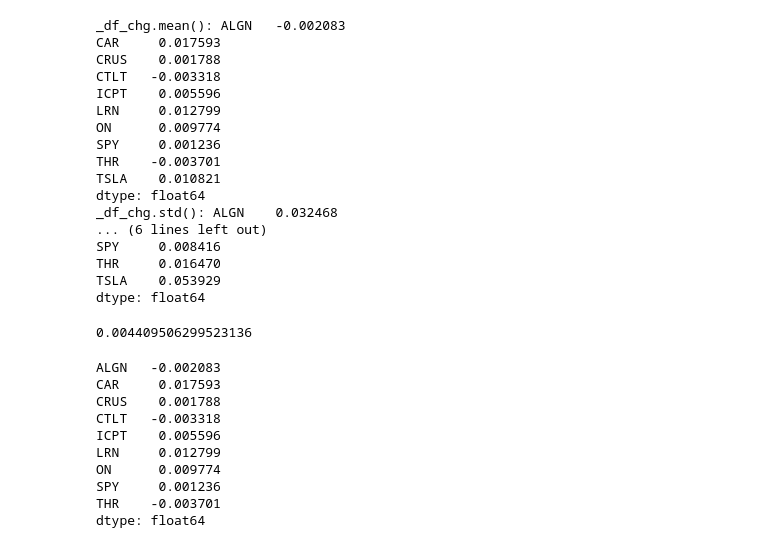
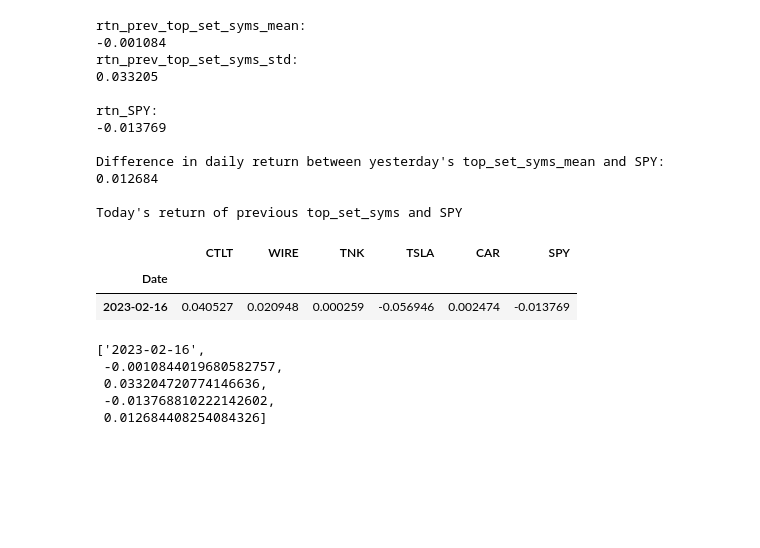
Before and after one commit to pympk/py379, a Jupyter notebook: yf_8.ipynb, the cells around one changed output. Saved outputs shown, nothing was run; the diff lists cells and outputs as text; code cells hidden in the pictures; blank space fills up the shorter version.

```diff
--- a/yf_8.ipynb
+++ b/yf_8.ipynb
@@ -104,0 +126,3 @@ _df
+# %%
+prev_top_set_syms = df["top_set_syms"].iloc[-2]
+prev_top_set_syms
@@ -205,38 +208,29 @@ DCP 2
-# %%
-
-_df_chg = _df.pct_change().tail(4)
-print(f'_df_chg.mean(): {_df_chg.mean()}')
-print(f'_df_chg.std(): {_df_chg.std()}')
-# %% [output]
-_df_chg.mean(): ALGN   -0.002083
-CAR     0.017593
-CRUS    0.001788
-CTLT   -0.003318
-ICPT    0.005596
-LRN     0.012799
-ON      0.009774
-SPY     0.001236
-THR    -0.003701
-TSLA    0.010821
-dtype: float64
-_df_chg.std(): ALGN    0.032468
-... (6 lines left out)
-SPY     0.008416
-THR     0.016470
-TSLA    0.053929
-dtype: float64
-# %%
-print(_df_chg.mean()[:-1].mean())
-_df_chg.mean()[:-1]
-# %% [output]
-0.004409506299523136
-ALGN   -0.002083
-CAR     0.017593
-CRUS    0.001788
-CTLT   -0.003318
-ICPT    0.005596
-LRN     0.012799
-ON      0.009774
-SPY     0.001236
-THR    -0.003701
-dtype: float64
+# %%
+# today's return from previous top_set_syms
+prev_top_set_syms_n_SPY = prev_top_set_syms + ['SPY']
+rtn_prev_top_set_syms = _df.pct_change().tail(1)[prev_top_set_syms_n_SPY]
+rtn_prev_top_set_syms_mean = rtn_prev_top_set_syms.mean(axis=1)[0]
+rtn_prev_top_set_syms_std = rtn_prev_top_set_syms.std(axis=1)[0]
+# print(f'rtn_prev_top_set_syms:\n{rtn_prev_top_set_syms}')
+print(f'rtn_prev_top_set_syms_mean:                                                {rtn_prev_top_set_syms_mean:>10.6f}')
+print(f'rtn_prev_top_set_syms_std:                                                 {rtn_prev_top_set_syms_std:>10.6f}\n')
+
+rtn_SPY = _df.pct_change().tail(1)['SPY'][0]  # [0] changes pd.Series to a value
+rtn_dif = rtn_prev_top_set_syms_mean - rtn_SPY
+print(f'rtn_SPY:                                                                   {rtn_SPY:>10.6f}\n')
+print(f"Difference in daily return between yesterday's top_set_syms_mean and SPY:  {rtn_dif:>10.6f}")
+
+print("\nToday's return of previous top_set_syms and SPY")
+rtn_prev_top_set_syms
+# %% [output]
+rtn_prev_top_set_syms_mean:                                                 -0.001084
+rtn_prev_top_set_syms_std:                                                   0.033205
+
+rtn_SPY:                                                                    -0.013769
+
+Difference in daily return between yesterday's top_set_syms_mean and SPY:    0.012684
+
+Today's return of previous top_set_syms and SPY
+|  | CTLT | WIRE | TNK | TSLA | CAR | SPY |
+| Date |  |  |  |  |  |  |
+| 2023-02-16 | 0.040527 | 0.020948 | 0.000259 | -0.056946 | 0.002474 | -0.013769 |
@@ -242,0 +245,9 @@ dtype: float64
+# %%
+# my_cols
+row_add
+# %% [output]
+['2023-02-16',
+ -0.0010844019680582757,
+ 0.033204720774146636,
+ -0.013768810222142602,
+ 0.012684408254084326]
```
Also changed, not shown: parts of 19 cells of this notebook, 1 other file.
